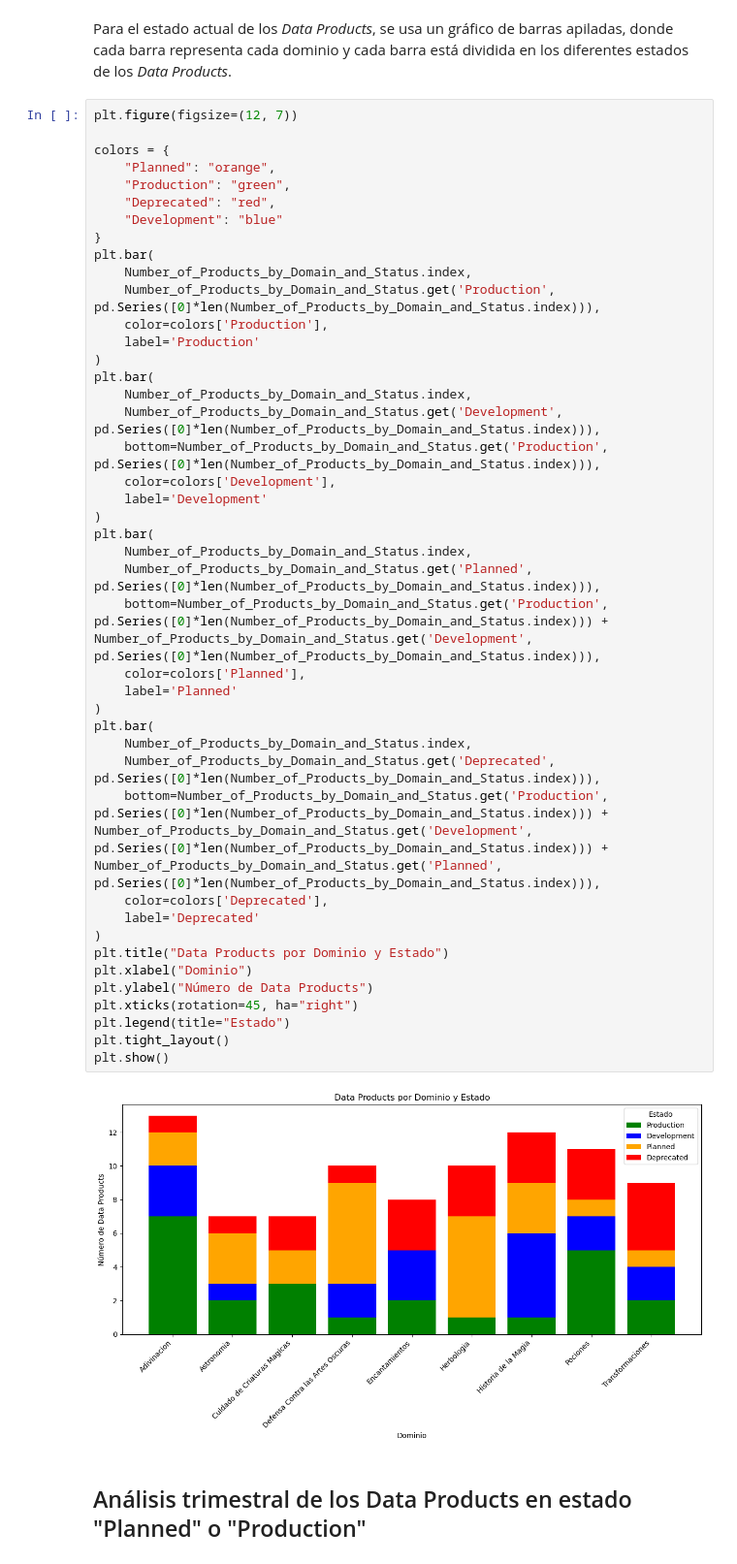
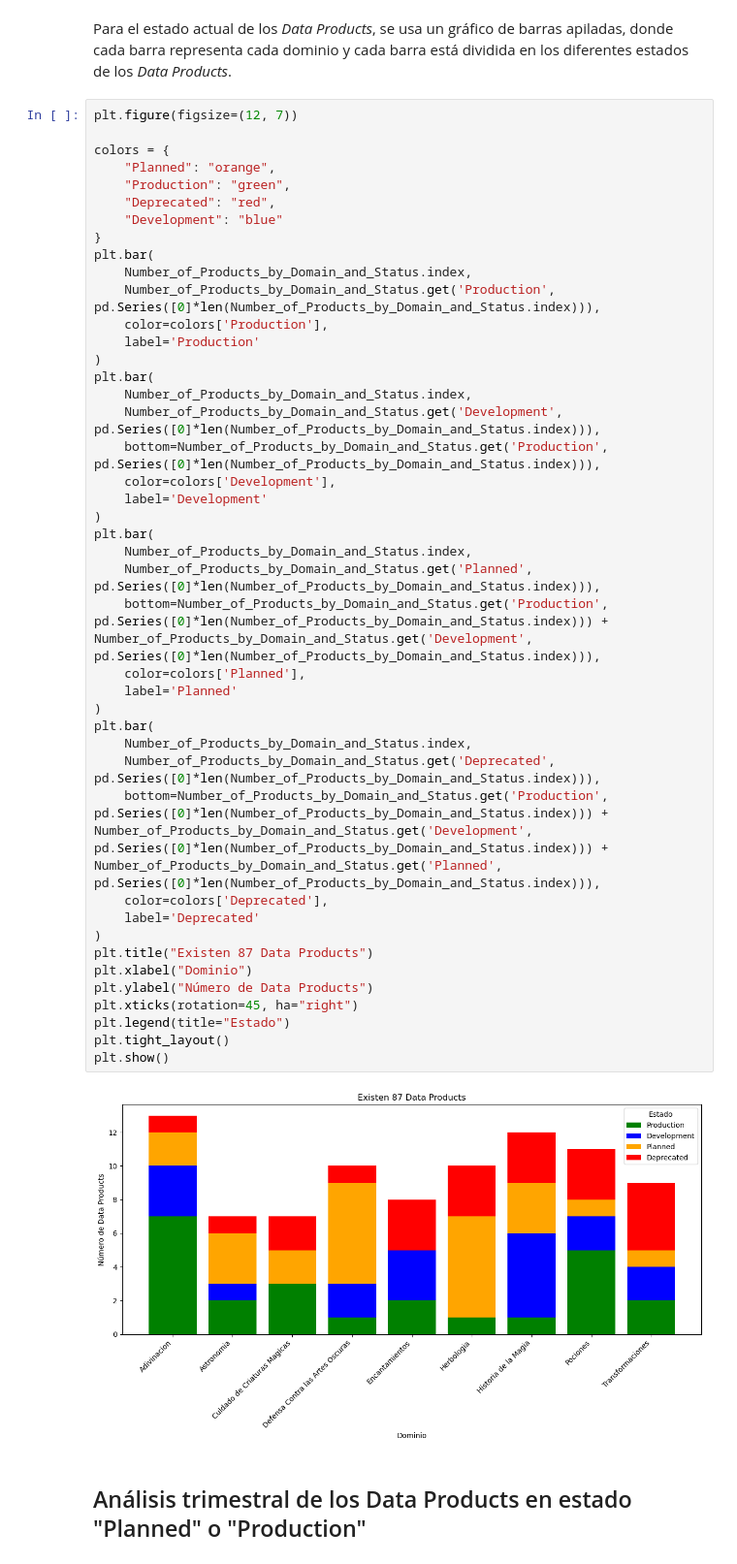
Before and after one commit to marquito3012/Master, a Jupyter notebook: Programación y entorno de trabajo para la IA/actividad1/actividad1.ipynb, the cells around one changed output. Shown at 97% size. Saved outputs shown, nothing was run; the diff lists cells and outputs as text.

```diff
--- a/Programación y entorno de trabajo para la IA/actividad1/actividad1.ipynb
+++ b/Programación y entorno de trabajo para la IA/actividad1/actividad1.ipynb
@@ -445,35 +486,35 @@ plt.bar(
     label='Production'
 )
 plt.bar(
     Number_of_Products_by_Domain_and_Status.index,
     Number_of_Products_by_Domain_and_Status.get('Development', pd.Series([0]*len(Number_of_Products_by_Domain_and_Status.index))),
     bottom=Number_of_Products_by_Domain_and_Status.get('Production', pd.Series([0]*len(Number_of_Products_by_Domain_and_Status.index))),
     color=colors['Development'],
     label='Development'
 )
 plt.bar(
     Number_of_Products_by_Domain_and_Status.index,
     Number_of_Products_by_Domain_and_Status.get('Planned', pd.Series([0]*len(Number_of_Products_by_Domain_and_Status.index))),
     bottom=Number_of_Products_by_Domain_and_Status.get('Production', pd.Series([0]*len(Number_of_Products_by_Domain_and_Status.index))) + Number_of_Products_by_Domain_and_Status.get('Development', pd.Series([0]*len(Number_of_Products_by_Domain_and_Status.index))),
     color=colors['Planned'],
     label='Planned'
 )
 plt.bar(
     Number_of_Products_by_Domain_and_Status.index,
     Number_of_Products_by_Domain_and_Status.get('Deprecated', pd.Series([0]*len(Number_of_Products_by_Domain_and_Status.index))),
     bottom=Number_of_Products_by_Domain_and_Status.get('Production', pd.Series([0]*len(Number_of_Products_by_Domain_and_Status.index))) + Number_of_Products_by_Domain_and_Status.get('Development', pd.Series([0]*len(Number_of_Products_by_Domain_and_Status.index))) + Number_of_Products_by_Domain_and_Status.get('Planned', pd.Series([0]*len(Number_of_Products_by_Domain_and_Status.index))),
     color=colors['Deprecated'],
     label='Deprecated'
 )
-plt.title("Data Products por Dominio y Estado")
+plt.title("Existen 87 Data Products")
 plt.xlabel("Dominio")
 plt.ylabel("Número de Data Products")
 plt.xticks(rotation=45, ha="right")
 plt.legend(title="Estado")
 plt.tight_layout()
 plt.show()
 # %% [output]
-[figure, old version]
+[figure, new version]
 # %% [markdown]
 ## Análisis trimestral de los Data Products en estado "Planned" o "Production"
 # %% [markdown]
```
Also changed, not shown: parts of 8 cells of this notebook.
